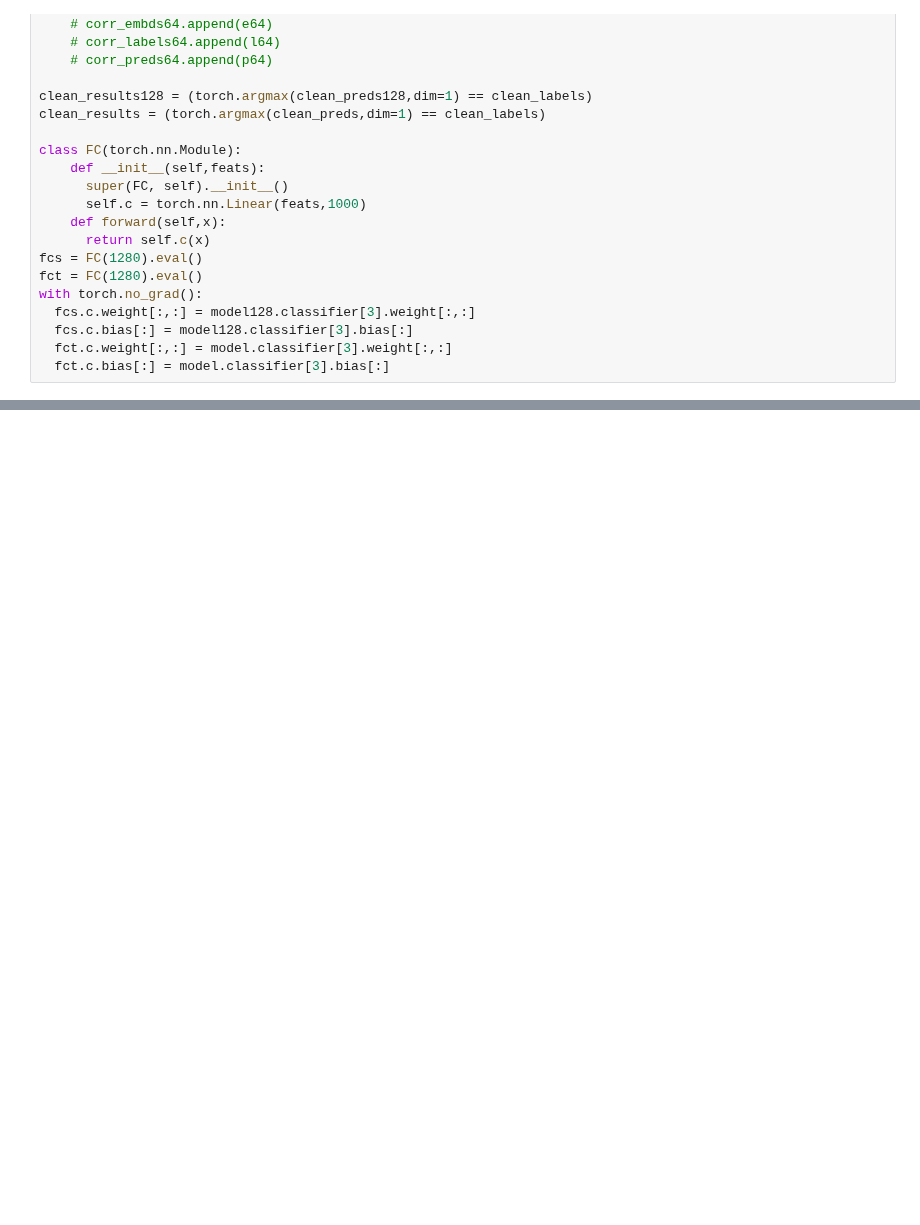
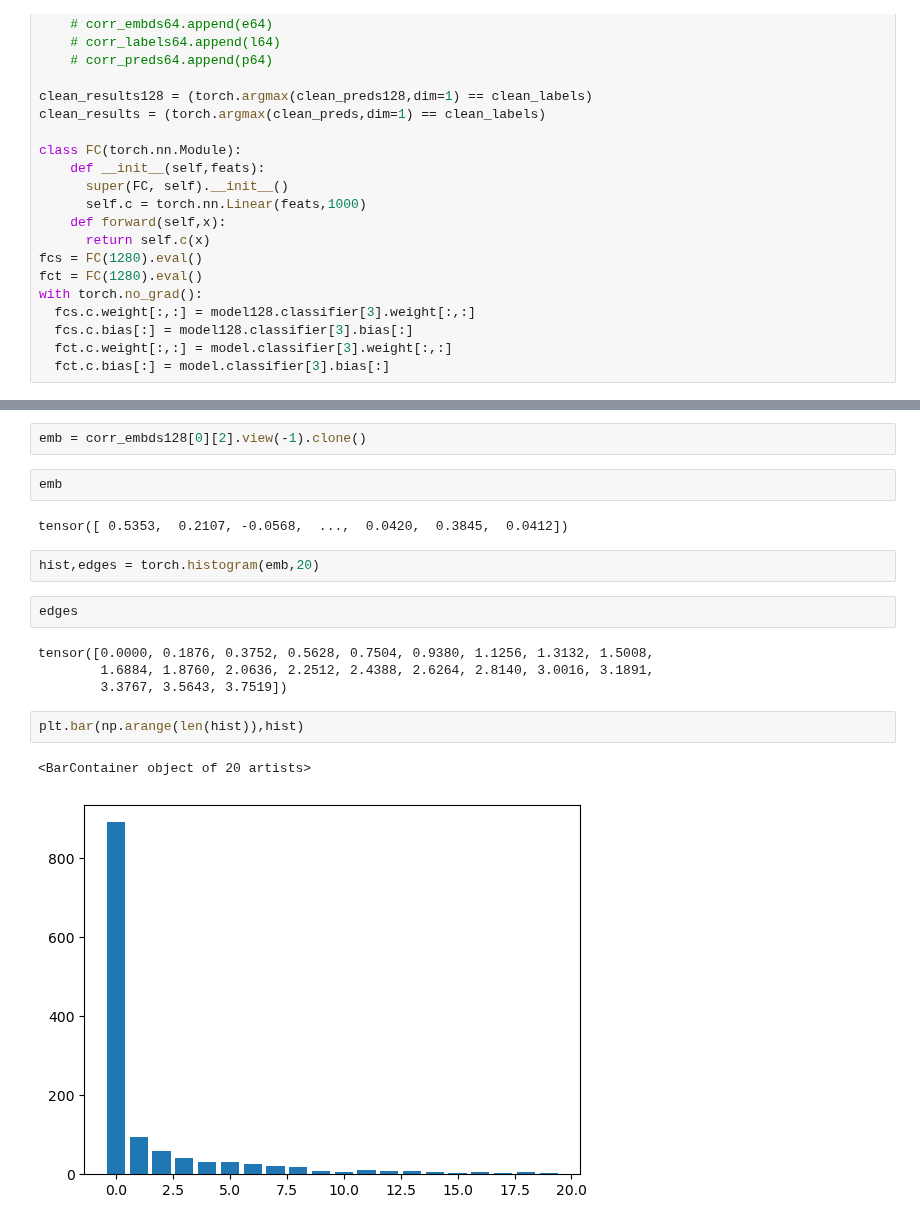
Before and after one commit to Geffen-Cooper/continual_learning_playground, a Jupyter notebook: src/test_time_kd/test_methods.ipynb, the cells around one changed output, grey strips where cells are left out. Saved outputs shown, nothing was run; the diff lists cells and outputs as text; blank space fills up the shorter version.

```diff
--- a/src/test_time_kd/test_methods.ipynb
+++ b/src/test_time_kd/test_methods.ipynb
@@ -239,0 +511,19 @@ Budget: 11.0 (11/11)
+# %%
+emb = corr_embds128[0][2].view(-1).clone()
+# %%
+emb
+# %% [output]
+tensor([ 0.5353,  0.2107, -0.0568,  ...,  0.0420,  0.3845,  0.0412])
+# %%
+hist,edges = torch.histogram(emb,20)
+# %%
+edges
+# %% [output]
+tensor([0.0000, 0.1876, 0.3752, 0.5628, 0.7504, 0.9380, 1.1256, 1.3132, 1.5008,
+        1.6884, 1.8760, 2.0636, 2.2512, 2.4388, 2.6264, 2.8140, 3.0016, 3.1891,
+        3.3767, 3.5643, 3.7519])
+# %%
+plt.bar(np.arange(len(hist)),hist)
+# %% [output]
+<BarContainer object of 20 artists>
+[figure, added]
```
Also changed, not shown: parts of 9 cells of this notebook, 9 other files.
